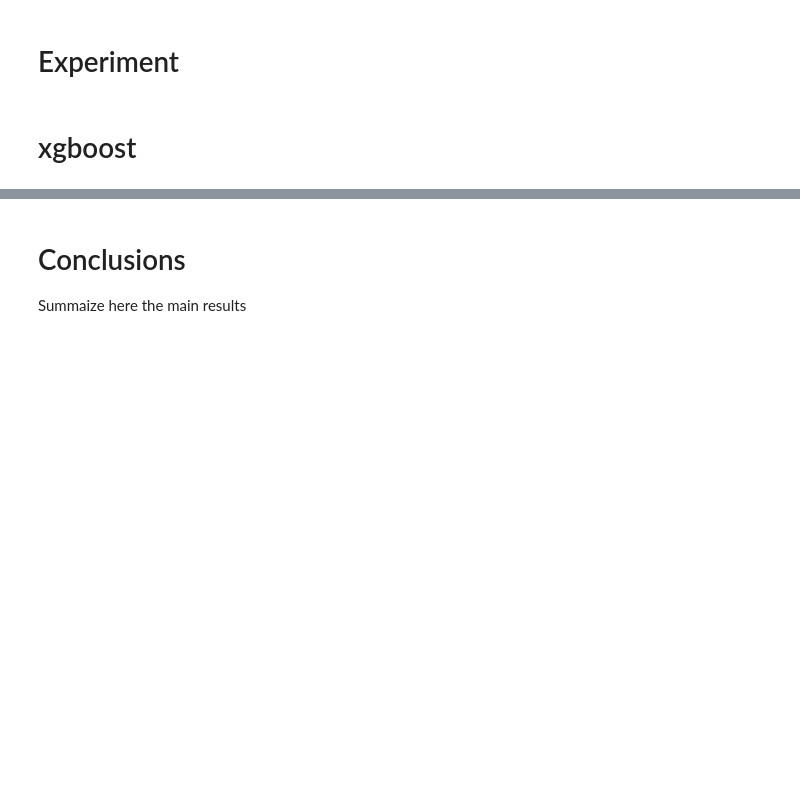
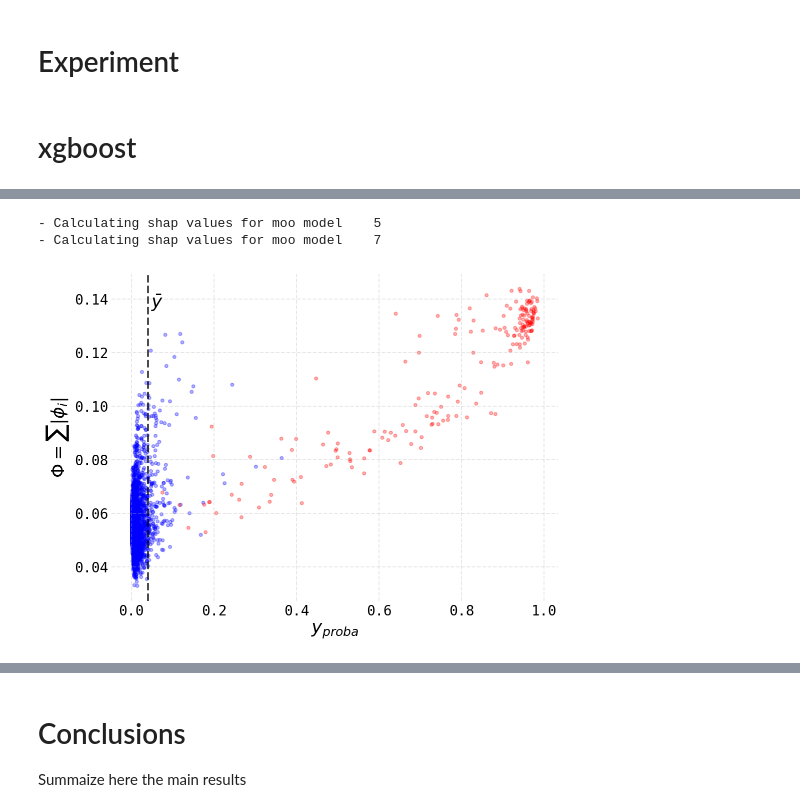
Before and after one commit to pibieta/imbalanced_learning, a Jupyter notebook: notebooks/evanildo_explanability_experiments.ipynb, the cells around one changed output, grey strips where cells are left out. Cells and saved outputs as stored; diff of their text form; code cells hidden in the pictures; blank space fills up the shorter version.

```diff
--- a/notebooks/evanildo_explanability_experiments.ipynb
+++ b/notebooks/evanildo_explanability_experiments.ipynb
@@ -236,0 +219,19 @@ fig.show()
+# %%
+selected_models = [5,7]
+
+moo_model = {}
+
+for i in selected_models:
+    print("- Fitting moo model %4d" %i)
+    base_model = xgb.XGBClassifier(n_jobs=5, tree_method='hist', predictor='cpu_predictor')
+    moo_model[i] = base_model.set_params(**study_2o.trials[i].params)
+
+    eval_set = [(X_train, y_train), (X_test, y_test)]
+
+    moo_model[i].fit(X_train, y_train,
+          verbose=False,
+#           eval_metric='auc',
+          eval_metric=['error','auc','logloss'],
+#           eval_metric=['error','logloss','auc'],
+          eval_set=eval_set,
+           early_stopping_rounds=20)
@@ -236,0 +242,43 @@ fig.show()
+# %%
+moo_explainer = {}
+moo_shap_values = {}
+for i in selected_models:
+    print("- Calculating shap values for moo model %4d" %i)
+    moo_explainer[i] = shap.TreeExplainer(moo_model[i])
+    moo_shap_values[i] = moo_explainer[i].shap_values(X_train)
+# %% [output]
+- Calculating shap values for moo model    5
+- Calculating shap values for moo model    7
+# %%
+selected_models_here = selected_models
+selected_models_here = [7]
+
+fig, ax = plt.subplots()
+
+mi = 7
+Odds = (y_pred_moo[mi]+1e-8)/y_train.mean()
+logOdds = np.log10(Odds)
+pred_logOdds_moo[mi] = logOdds
+
+
+ax.scatter(y_pred_moo[mi],C_moo[mi],c=y_train.values,cmap=cmap,s=10,alpha=0.3)
+#ax.scatter(logOdds,C_moo[mi],c=y_train.values,cmap=cmap,s=10,alpha=0.2)
+
+label = 'def. rate = %.2f' %y_train.mean()
+y_bar = y_train.mean()
+ax.axvline(x=y_bar,ls='--',color='k',alpha=0.7,lw=2,label=label)
+ax.text(x=1.15*y_bar,y=0.95*np.max(C_moo[mi]),s=r'$\bar{y}$', fontsize=18 )
+
+
+ax.set_xlabel('$y_{proba}$',fontsize=18)
+
+ax.set_ylabel('$\Phi = \sum |\phi_i|$',fontsize=18)
+#axs[i].set_title("model #%d  (max_depth = %3d)" %(mi,dict_params['max_depth']),fontsize=18)
+
+ax = clean_ax(ax,n=4)
+ax.grid(True, axis='both', alpha=0.3, lw=1, ls='--')
+ax.tick_params(length=0)
+
+fig.savefig('figures/evanildo/tfi_vs_yproba1.png', transparent=True)
+# %% [output]
+[figure, added]
```
Also changed, not shown: parts of 13 cells of this notebook, 2 other files.
